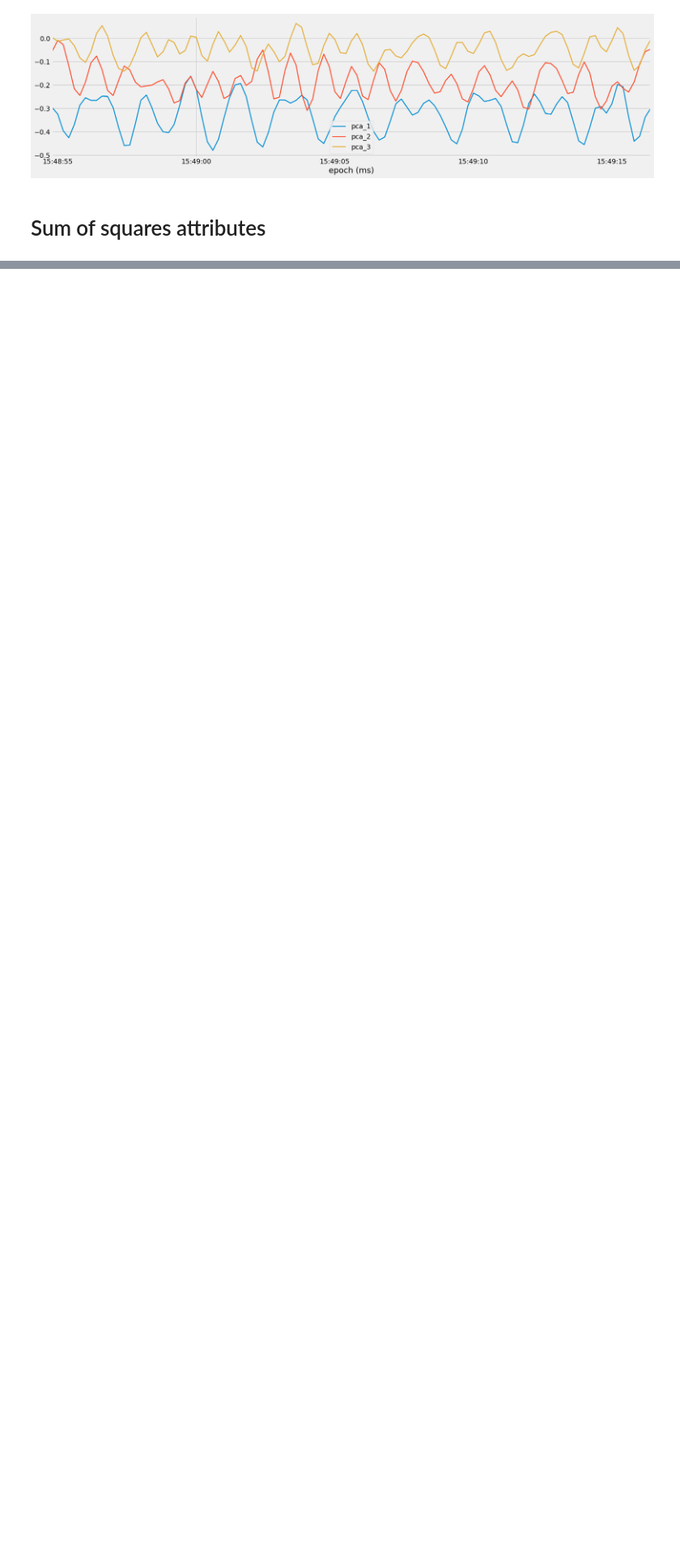
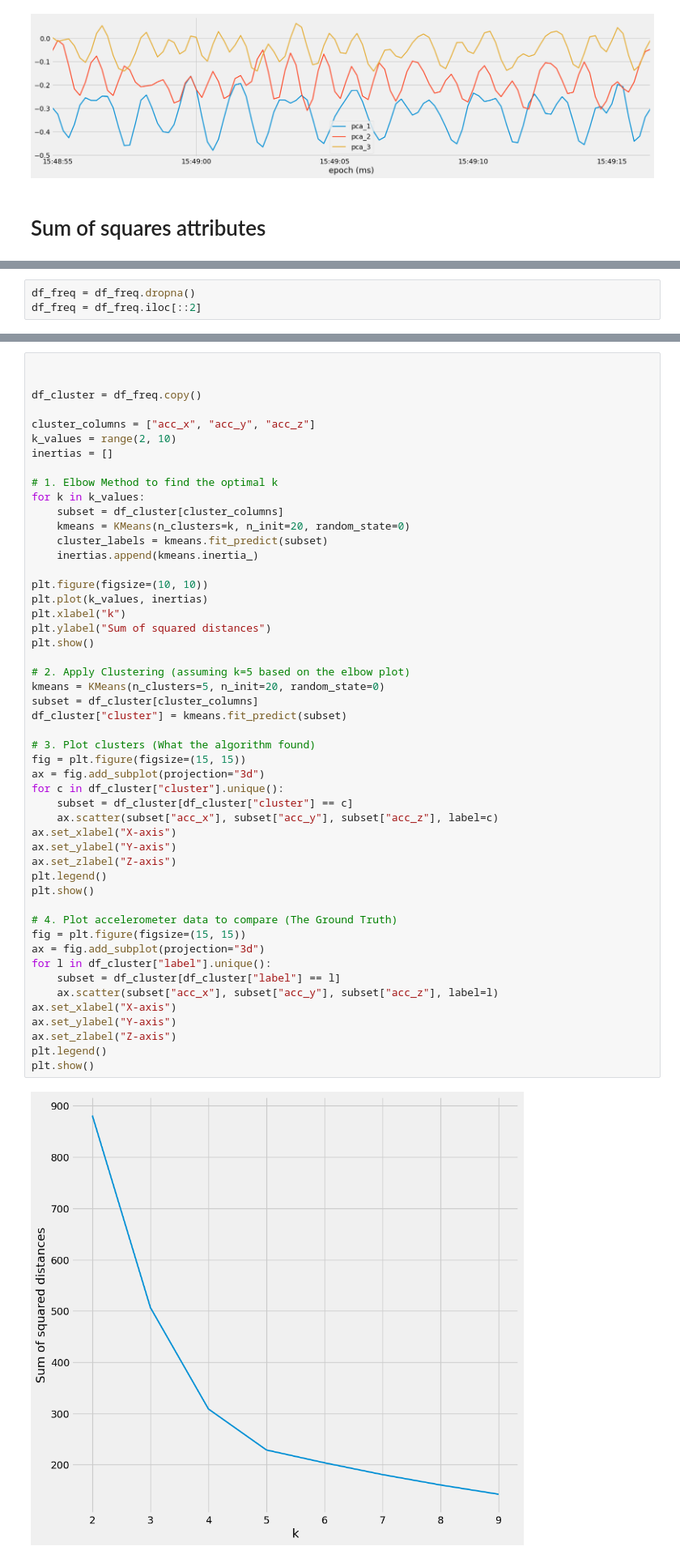
Before and after one commit to shuraazure/data-science-template-main, a Jupyter notebook: src/features/build_features (1).ipynb, the cells around one changed output, grey strips where cells are left out. Shown at 81% size. Cells and saved outputs as stored; diff of their text form; blank space fills up the shorter version.

```diff
--- a/src/features/build_features (1).ipynb
+++ b/src/features/build_features (1).ipynb
@@ -177,0 +263,3 @@ plt.show()
+# %%
+df_freq = df_freq.dropna()
+df_freq = df_freq.iloc[::2]
@@ -177,0 +268,52 @@ plt.show()
+# %%
+
+
+df_cluster = df_freq.copy()
+
+cluster_columns = ["acc_x", "acc_y", "acc_z"]
+k_values = range(2, 10)
+inertias = []
+
+# 1. Elbow Method to find the optimal k
+for k in k_values:
+    subset = df_cluster[cluster_columns]
+    kmeans = KMeans(n_clusters=k, n_init=20, random_state=0)
+    cluster_labels = kmeans.fit_predict(subset)
+    inertias.append(kmeans.inertia_)
+
+plt.figure(figsize=(10, 10))
+plt.plot(k_values, inertias)
+plt.xlabel("k")
+plt.ylabel("Sum of squared distances")
+plt.show()
+
+# 2. Apply Clustering (assuming k=5 based on the elbow plot)
+kmeans = KMeans(n_clusters=5, n_init=20, random_state=0)
+subset = df_cluster[cluster_columns]
+df_cluster["cluster"] = kmeans.fit_predict(subset)
+
+# 3. Plot clusters (What the algorithm found)
+fig = plt.figure(figsize=(15, 15))
+ax = fig.add_subplot(projection="3d")
+for c in df_cluster["cluster"].unique():
+    subset = df_cluster[df_cluster["cluster"] == c]
+    ax.scatter(subset["acc_x"], subset["acc_y"], subset["acc_z"], label=c)
+ax.set_xlabel("X-axis")
+ax.set_ylabel("Y-axis")
+ax.set_zlabel("Z-axis")
+plt.legend()
+plt.show()
+
+# 4. Plot accelerometer data to compare (The Ground Truth)
+fig = plt.figure(figsize=(15, 15))
+ax = fig.add_subplot(projection="3d")
+for l in df_cluster["label"].unique():
+    subset = df_cluster[df_cluster["label"] == l]
+    ax.scatter(subset["acc_x"], subset["acc_y"], subset["acc_z"], label=l)
+ax.set_xlabel("X-axis")
+ax.set_ylabel("Y-axis")
+ax.set_zlabel("Z-axis")
+plt.legend()
+plt.show()
+# %% [output]
+[figure, added]
```
Also changed, not shown: parts of 10 cells of this notebook, 2 other files.
